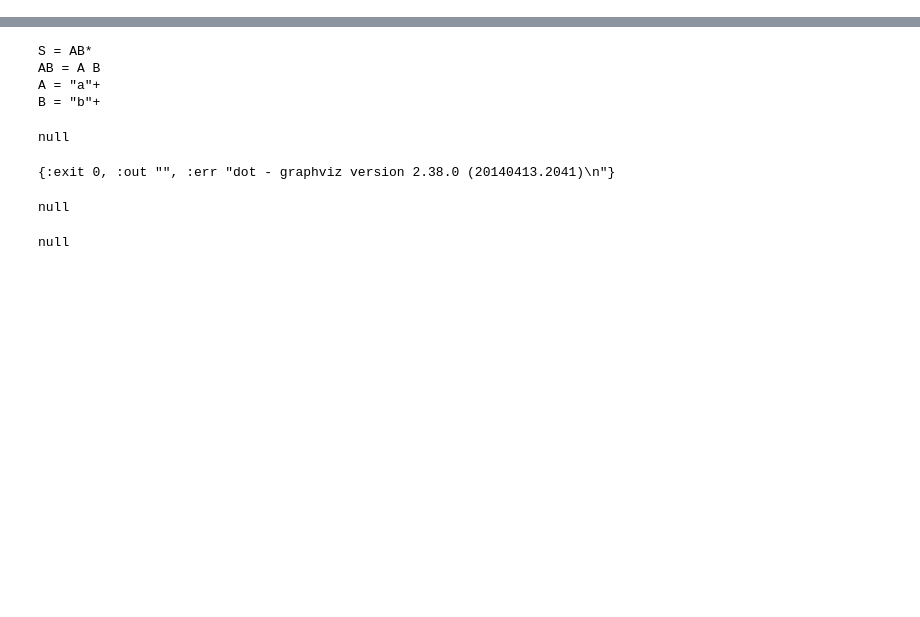
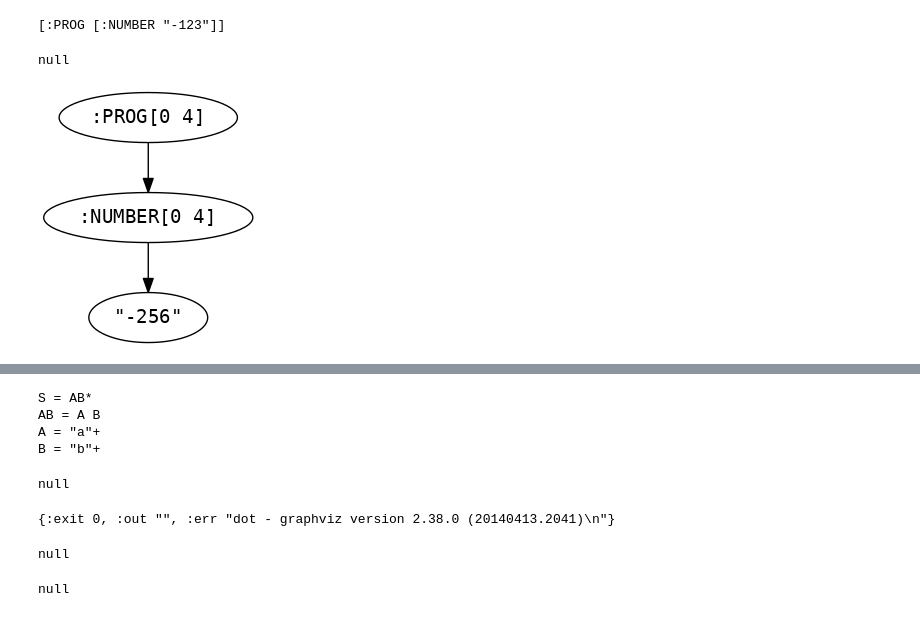
Before and after one commit to bhugueney/binder-test, a Jupyter notebook: Clojure.ipynb, the cells around one changed output, grey strips where cells are left out. Cells and saved outputs as stored; diff of their text form; code cells hidden in the pictures; blank space fills up the shorter version.

```diff
--- a/Clojure.ipynb
+++ b/Clojure.ipynb
@@ -22,0 +58,17 @@ first getting the dependencies from maven (might take some time, so one has to w
+# %%
+(use 'instaparse.core)
+(def const-parser
+  (instaparse.core/parser
+   "PROG= NUMBER
+    NUMBER= #'-?[0-9]+'"))
+
+(prn (const-parser "-123"))
+# %% [output]
+[:PROG [:NUMBER "-123"]]
+null
+# %%
+(System/setProperty "java.awt.headless" "true");; required for the notebook
+(use 'rhizome.viz)
+(instaparse.core/visualize (const-parser "-256") :output-file :buffered-image )
+# %% [output]
+[figure, added]
```
Also changed, not shown: parts of 12 cells of this notebook.
